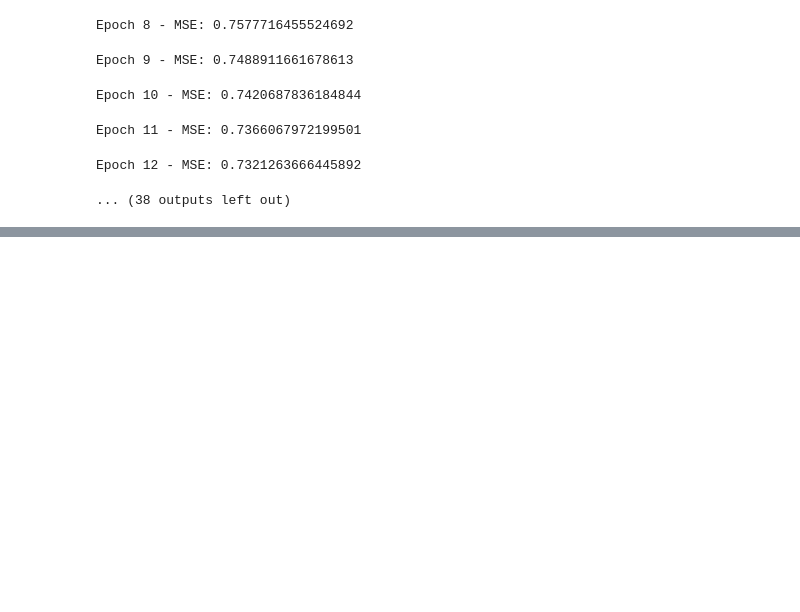
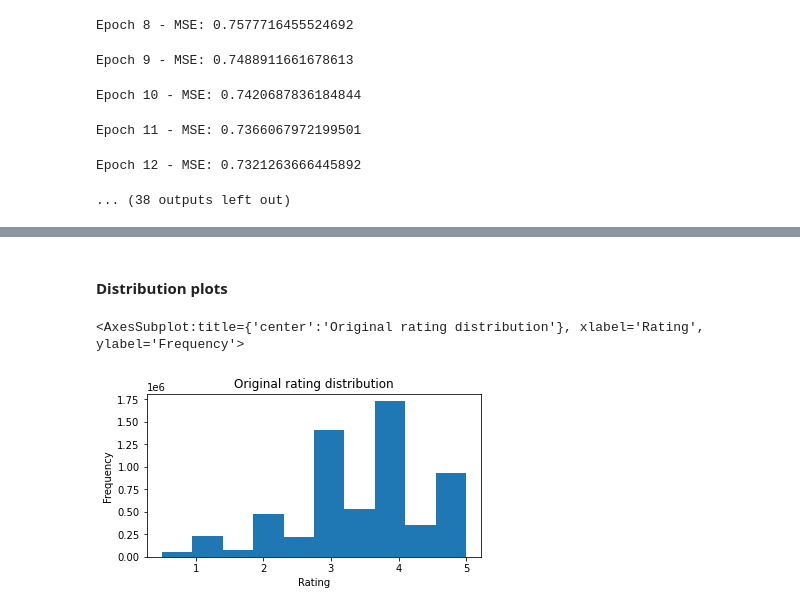
Before and after one commit to leonardtd/PyTorch-NN, a Jupyter notebook: Graph NNs/Predict Movie Ratings/Movie Recommender - NN.ipynb, the cells around one changed output, grey strips where cells are left out. Cells and saved outputs as stored; diff of their text form; code cells hidden in the pictures; blank space fills up the shorter version.

```diff
--- a/Graph NNs/Predict Movie Ratings/Movie Recommender - NN.ipynb
+++ b/Graph NNs/Predict Movie Ratings/Movie Recommender - NN.ipynb
@@ -160,0 +171,24 @@ torch.save(movie_feat, 'model_embeddings.pt')
+# %%
+def test(model, user_feat, movie_feat, loader, criterion, device):
+    model.train()
+
+    fin_loss = 0
+    predictions = []
+    ratings = []
+
+    for data in tqdm.tqdm(loader, total=len(loader)):
+        with torch.no_grad():
+            logits = model(user_feat(data['user'].to(device)), movie_feat(data['movie'].to(device)))
+            _loss = criterion(logits, data['rating'].to(device).view(-1,1))
+
+            fin_loss += _loss.item()
+            predictions.append(logits.cpu())
+            ratings.append(data['rating'])
+
+    return fin_loss / len(loader), torch.cat(predictions, dim=0).squeeze(1), torch.cat(ratings, dim=0)
+# %%
+mse_loss, predictions, ratings = test(model, user_feat, movie_feat, train_loader, criterion, device)
+# %%
+df_predictions = pd.DataFrame({'rating': ratings,
+                               'prediction': predictions,
+                               'mse_loss':F.mse_loss(predictions , ratings, reduction='none')})
@@ -160,0 +204,10 @@ torch.save(movie_feat, 'model_embeddings.pt')
+# %% [markdown]
+#### Distribution plots
+# %%
+plt.figure(figsize=(6,3))
+plt.title('Original rating distribution')
+plt.xlabel('Rating')
+df_predictions.rating.plot.hist()
+# %% [output]
+<AxesSubplot:title={'center':'Original rating distribution'}, xlabel='Rating', ylabel='Frequency'>
+[figure, added]
```
Also changed, not shown: parts of 10 cells of this notebook.
